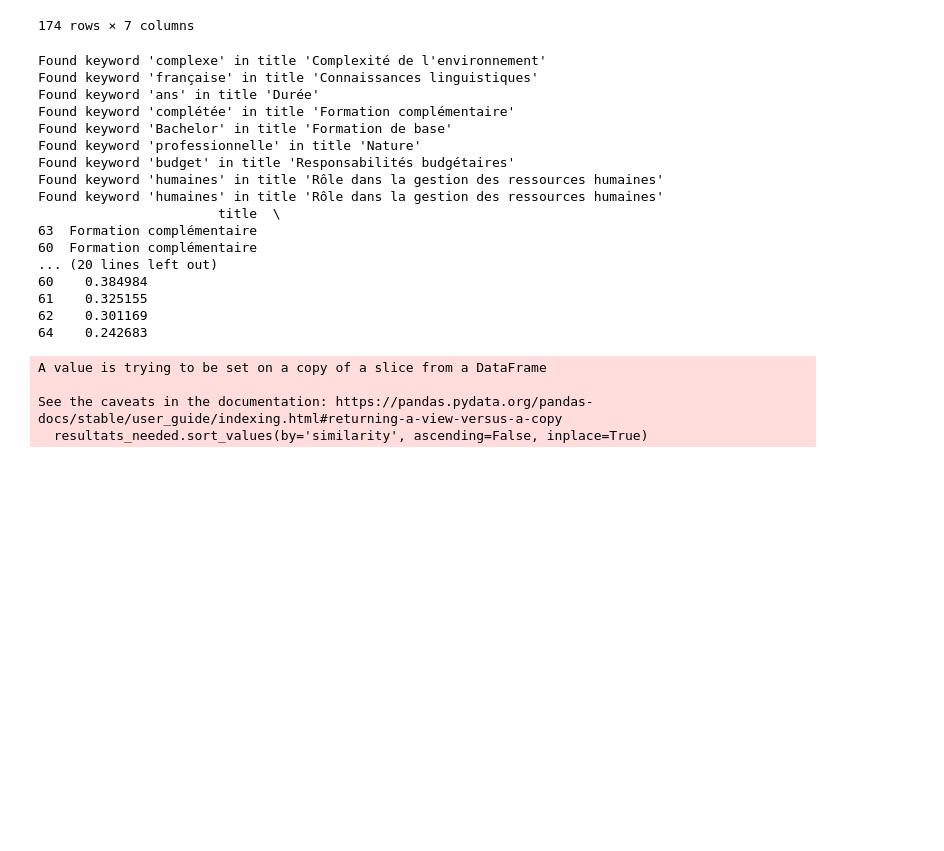
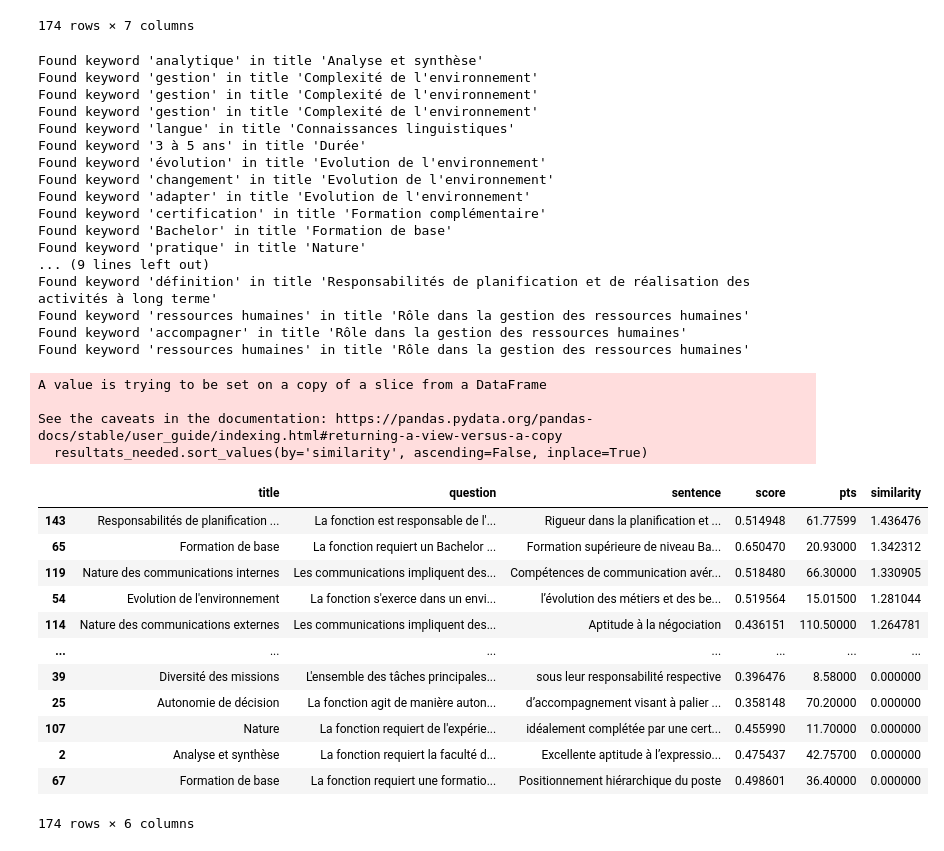
Before and after one commit to issamejekkam/Stage2A, a Jupyter notebook: ComparaisonLexicale.ipynb, the cells around one changed output. Cells and saved outputs as stored; diff of their text form; code cells hidden in the pictures; blank space fills up the shorter version.

```diff
--- a/ComparaisonLexicale.ipynb
+++ b/ComparaisonLexicale.ipynb
@@ -120,39 +494,52 @@ resultats
 # %%
 similarities = []
 for idx, row in resultats.iterrows():
     sim = tfidf_similarity(row['sentence_lemmatized'], row['question_lemmatized'])
     if contains_keywords(row['sentence'], row['question'], KEYWORDS, row['title']):
         sim += 1
     elif contains_keywords(row['sentence'],None, KEYWORDS, row['title']):
         sim += 0.5
     similarities.append(sim)
 resultats['similarity'] = similarities
 resultats=resultats.sort_values(by='similarity', ascending=False)
 resultats_needed = resultats[["title", "question", "sentence", "score", "pts", "similarity"]]
 resultats_needed.sort_values(by='similarity', ascending=False, inplace=True)
-print(resultats_needed[resultats_needed['title'] == "Formation complémentaire"].head(10))
+resultats_needed
 # %% [output]
-Found keyword 'complexe' in title 'Complexité de l'environnement'
-Found keyword 'française' in title 'Connaissances linguistiques'
-Found keyword 'ans' in title 'Durée'
-Found keyword 'complétée' in title 'Formation complémentaire'
+Found keyword 'analytique' in title 'Analyse et synthèse'
+Found keyword 'gestion' in title 'Complexité de l'environnement'
+Found keyword 'gestion' in title 'Complexité de l'environnement'
+Found keyword 'gestion' in title 'Complexité de l'environnement'
+Found keyword 'langue' in title 'Connaissances linguistiques'
+Found keyword '3 à 5 ans' in title 'Durée'
+Found keyword 'évolution' in title 'Evolution de l'environnement'
+Found keyword 'changement' in title 'Evolution de l'environnement'
+Found keyword 'adapter' in title 'Evolution de l'environnement'
+Found keyword 'certification' in title 'Formation complémentaire'
 Found keyword 'Bachelor' in title 'Formation de base'
-Found keyword 'professionnelle' in title 'Nature'
-Found keyword 'budget' in title 'Responsabilités budgétaires'
-Found keyword 'humaines' in title 'Rôle dans la gestion des ressources humaines'
-Found keyword 'humaines' in title 'Rôle dans la gestion des ressources humaines'
-                       title  \
-63  Formation complémentaire
-60  Formation complémentaire
-... (20 lines left out)
-60    0.384984
-61    0.325155
-62    0.301169
-64    0.242683
+Found keyword 'pratique' in title 'Nature'
+... (9 lines left out)
+Found keyword 'définition' in title 'Responsabilités de planification et de réalisation des activités à long terme'
+Found keyword 'ressources humaines' in title 'Rôle dans la gestion des ressources humaines'
+Found keyword 'accompagner' in title 'Rôle dans la gestion des ressources humaines'
+Found keyword 'ressources humaines' in title 'Rôle dans la gestion des ressources humaines'
 A value is trying to be set on a copy of a slice from a DataFrame
 
 See the caveats in the documentation: https://pandas.pydata.org/pandas-docs/stable/user_guide/indexing.html#returning-a-view-versus-a-copy
   resultats_needed.sort_values(by='similarity', ascending=False, inplace=True)
+|  | title | question | sentence | score | pts | similarity |
+| 143 | Responsabilités de planification ... | La fonction est responsable de l'... | Rigueur dans la planification et ... | 0.514948 | 61.77599 | 1.436476 |
+| 65 | Formation de base | La fonction requiert un Bachelor ... | Formation supérieure de niveau Ba... | 0.650470 | 20.93000 | 1.342312 |
+| 119 | Nature des communications internes | Les communications impliquent des... | Compétences de communication avér... | 0.518480 | 66.30000 | 1.330905 |
+| 54 | Evolution de l'environnement | La fonction s'exerce dans un envi... | l’évolution des métiers et des be... | 0.519564 | 15.01500 | 1.281044 |
+| 114 | Nature des communications externes | Les communications impliquent des... | Aptitude à la négociation | 0.436151 | 110.50000 | 1.264781 |
+| ... | ... | ... | ... | ... | ... | ... |
+| 39 | Diversité des missions | L'ensemble des tâches principales... | sous leur responsabilité respective | 0.396476 | 8.58000 | 0.000000 |
+| 25 | Autonomie de décision | La fonction agit de manière auton... | d’accompagnement visant à palier ... | 0.358148 | 70.20000 | 0.000000 |
+| 107 | Nature | La fonction requiert de l'expérie... | idéalement complétée par une cert... | 0.455990 | 11.70000 | 0.000000 |
+| 2 | Analyse et synthèse | La fonction requiert la faculté d... | Excellente aptitude à l’expressio... | 0.475437 | 42.75700 | 0.000000 |
+| 67 | Formation de base | La fonction requiert une formatio... | Positionnement hiérarchique du poste | 0.498601 | 36.40000 | 0.000000 |
+174 rows × 6 columns
 # %%
 resultats_fin = resultats_needed.sort_values('similarity', ascending=False).drop_duplicates(subset=['title'], keep='first')
 resultats_fin
```
Also changed, not shown: parts of 10 cells of this notebook, 18 other files.
